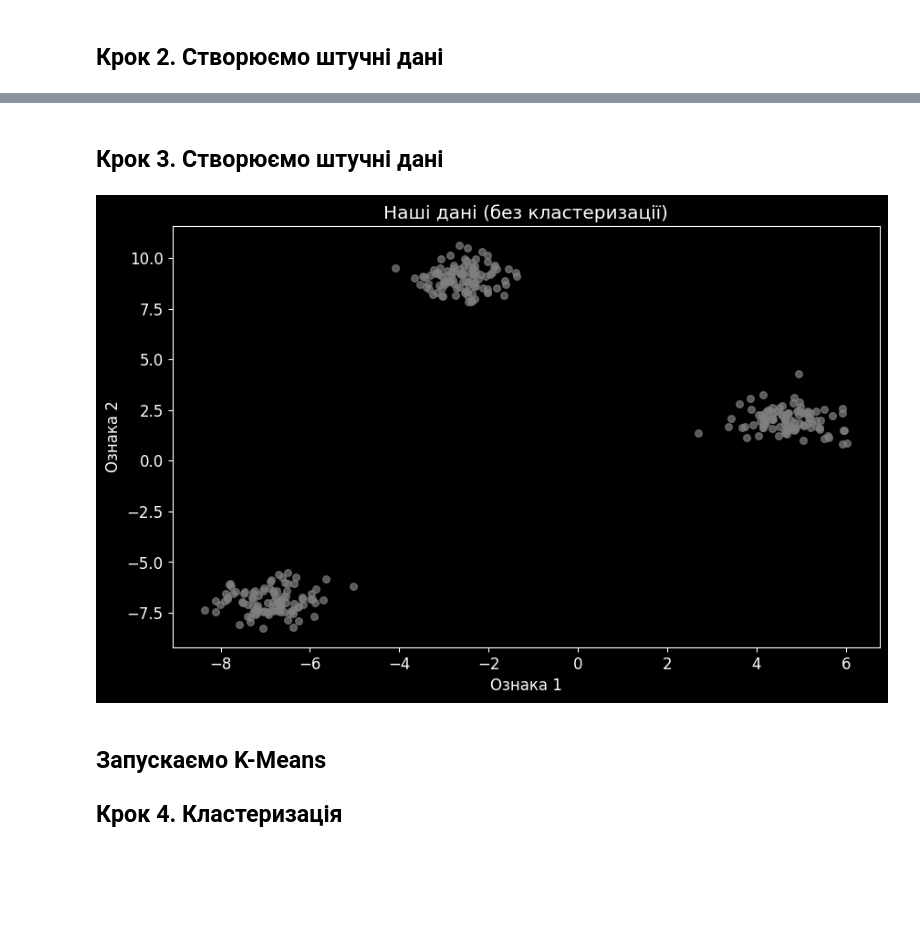
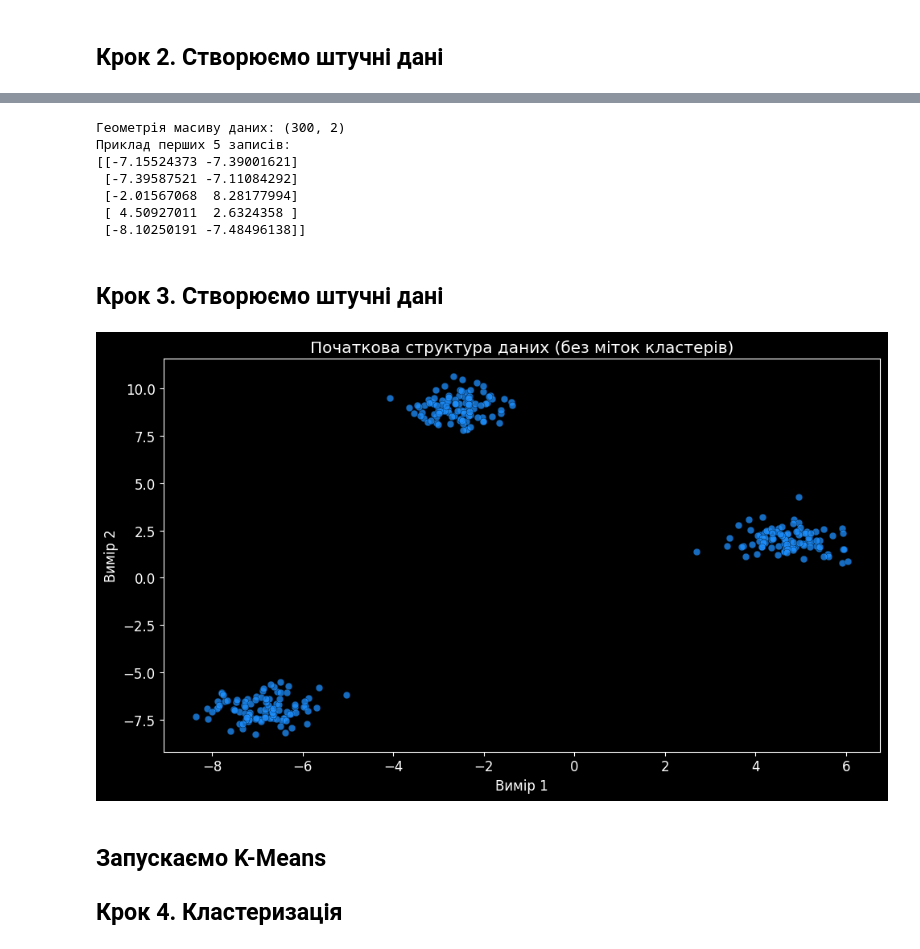
Before and after one commit to Egorkud/machine-learning-2026, a Jupyter notebook: clasterisation.ipynb, the cells around one changed output, grey strips where cells are left out. Cells and saved outputs as stored; diff of their text form; code cells hidden in the pictures; blank space fills up the shorter version.

```diff
--- a/clasterisation.ipynb
+++ b/clasterisation.ipynb
@@ -16,11 +16,16 @@ from sklearn.cluster import KMeans
 from sklearn.datasets import make_blobs
 from sklearn.metrics import silhouette_score
 
-# Щоб графіки показувались прямо в Pycharm:
+# Активація інтерактивного режиму виводу графіків у середовищі
 %matplotlib inline
 
-# Налаштування для гарних графіків:
-plt.rcParams['figure.figsize'] = (10, 6)
-plt.rcParams['font.size'] = 12
+# Глобальні параметри стилізації візуалізацій
+canvas_settings = {
+    'figure.figsize': (10, 6),
+    'font.size': 12
+}
+
+# Застосування конфігурації через оновлення параметрів rcParams
+plt.rcParams.update(canvas_settings)
 # %% [markdown]
 ## Крок 2. Створюємо штучні дані
@@ -47,13 +32,46 @@ print(f'Перші 5 точок:\n{X[:5]}')  # подивимось на пер
+# %%
+# Створення синтетичного набору даних із трьома виокремленими групами
+features, target_labels = make_blobs(
+    n_samples=300,  # загальна кількість об'єктів у вибірці
+    centers=3,  # визначена кількість центроїдів
+    cluster_std=0.6,  # коефіцієнт щільності (розкиду) точок
+    random_state=42  # ініціалізація генератора для стабільності результатів
+)
+
+# Відображення базових характеристик отриманої матриці:
+print(f"Геометрія масиву даних: {features.shape}")
+print(f"Приклад перших 5 записів:\n{features[:5]}")
+# %% [output]
+Геометрія масиву даних: (300, 2)
+Приклад перших 5 записів:
+[[-7.15524373 -7.39001621]
+ [-7.39587521 -7.11084292]
+ [-2.01567068  8.28177994]
+ [ 4.50927011  2.6324358 ]
+ [-8.10250191 -7.48496138]]
 # %% [markdown]
 ## Крок 3. Створюємо штучні дані
-# %%
-plt.scatter(X[:, 0], X[:, 1], s=30, alpha=0.7, color='gray')
-plt.title('Наші дані (без кластеризації)')
-plt.xlabel('Ознака 1')
-plt.ylabel('Ознака 2')
-plt.show()
-# %% [output]
-[figure, removed]
+# %%
+# Візуалізація розподілу об'єктів у двовимірному просторі
+plt.scatter(
+    features[:, 0],
+    features[:, 1],
+    s=40,  # Трохи збільшимо розмір точок
+    alpha=0.75,  # Налаштування прозорості
+    color='dodgerblue',  # Яскравіший відтінок синього
+    edgecolors='black',  # Додамо тонкий контур кожній точці
+    linewidths=0.3
+)
+
+plt.title('Початкова структура даних (без міток кластерів)')
+plt.xlabel('Вимір 1')
+plt.ylabel('Вимір 2')
+
+# Приберемо зайві поля навколо графіка для компактності
+plt.tight_layout()
+plt.show()
+# %% [output]
+[figure, added]
 # %% [markdown]
 ## Запускаємо K-Means
 
```
Also changed, not shown: parts of 42 cells of this notebook.
